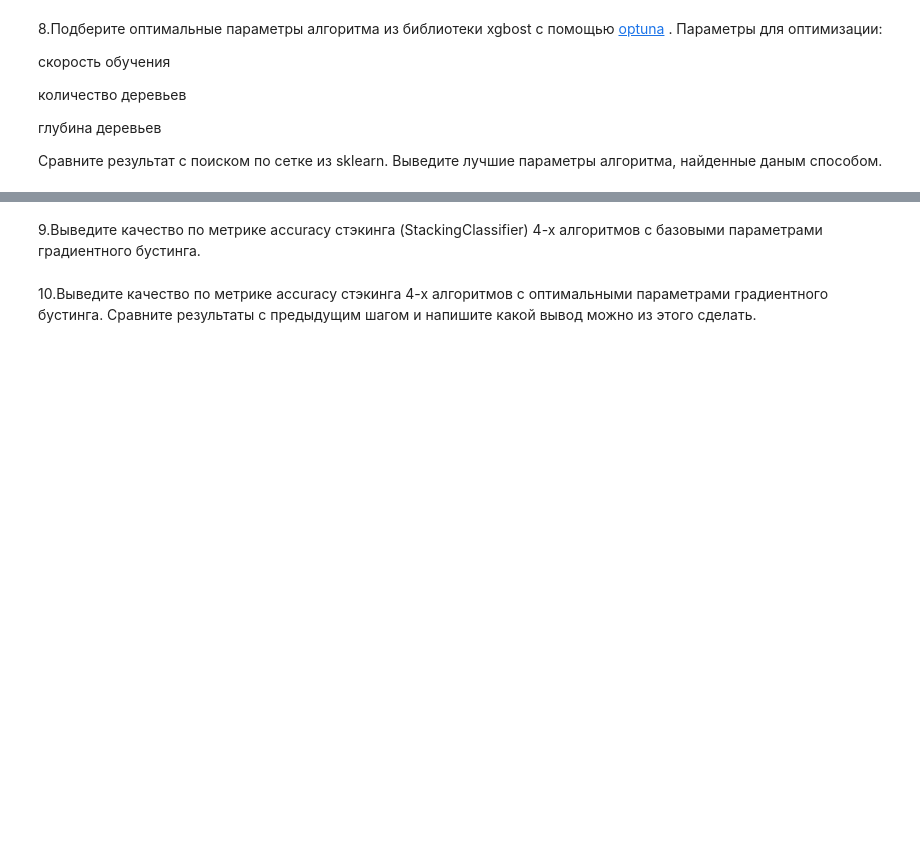
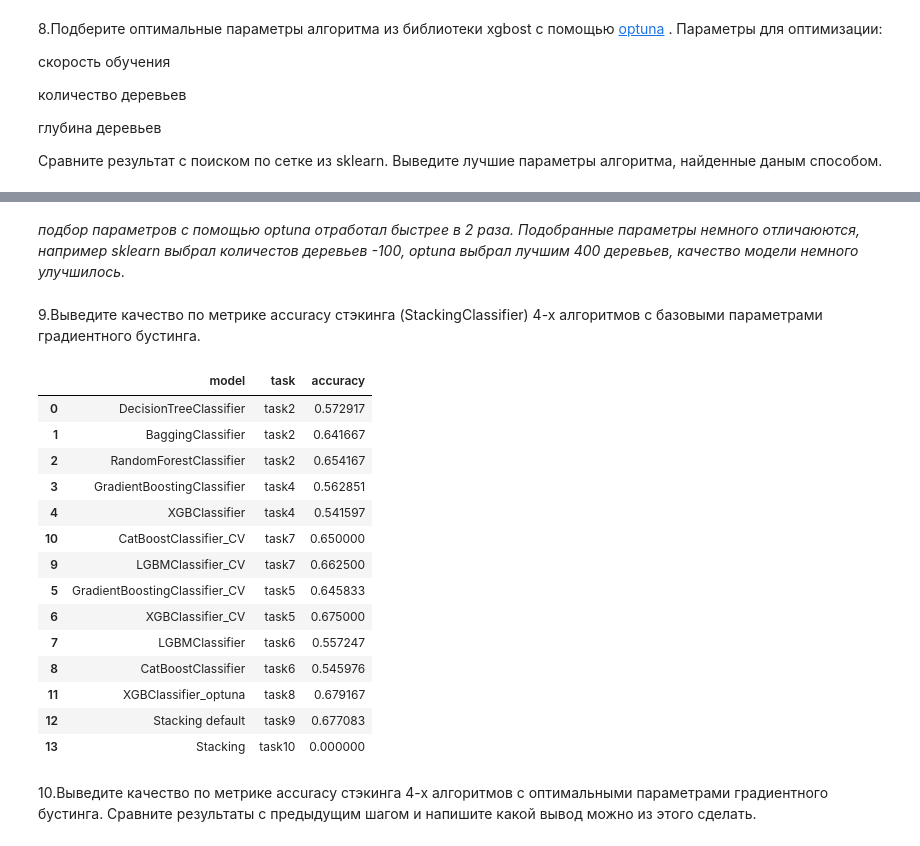
Before and after one commit to DmitriySechkin/ds-learning-sb, a Jupyter notebook: HW_4_ML.ipynb, the cells around one changed output, grey strips where cells are left out. Drawn from its saved outputs; the diff is of its cells as text; code cells hidden in the pictures; blank space fills up the shorter version.

```diff
--- a/HW_4_ML.ipynb
+++ b/HW_4_ML.ipynb
@@ -347,2 +369,4 @@ results.loc[11] = ['XGBClassifier_optuna', 'task8', acc_xgboost_optuna]
+# %% [markdown]
+*подбор параметров с помощью optuna отработал быстрее в 2 раза. Подобранные параметры немного отличаюются, например sklearn выбрал количестов деревьев -100, optuna выбрал лучшим 400 деревьев, качество модели немного улучшилось.*
 # %% [markdown]
 9.Выведите качество по метрике accuracy стэкинга (StackingClassifier) 4-х алгоритмов с базовыми параметрами градиентного бустинга.
@@ -356,2 +375,46 @@ results.loc[12] = ['Stacking default', 'task9', acc_stacking_default]
+# %%
+%%time
+### Ваш код ###
+
+label_encoder = LabelEncoder()
+y_train_encoded = label_encoder.fit_transform(y_train)
+
+estimators = [
+    ('skl', GradientBoostingClassifier()),
+    ('xgb', XGBClassifier()),
+    ('ctb', CatBoostClassifier()),
+    ('lgb', LGBMClassifier())
+]
+clf = StackingClassifier(
+     estimators=estimators,
+    verbose=False
+)
+
+clf.fit(X_train, y_train_encoded)
+
+y_pred_encoded = clf.predict(X_test)
+
+y_pred = label_encoder.inverse_transform(y_pred_encoded)
+
+acc_stacking_default = accuracy_score(y_pred, y_test)
+results.loc[12] = ['Stacking default', 'task9', acc_stacking_default]
+# %%
+results
+# %% [output]
+|  | model | task | accuracy |
+| 0 | DecisionTreeClassifier | task2 | 0.572917 |
+| 1 | BaggingClassifier | task2 | 0.641667 |
+| 2 | RandomForestClassifier | task2 | 0.654167 |
+| 3 | GradientBoostingClassifier | task4 | 0.562851 |
+| 4 | XGBClassifier | task4 | 0.541597 |
+| 10 | CatBoostClassifier_CV | task7 | 0.650000 |
+| 9 | LGBMClassifier_CV | task7 | 0.662500 |
+| 5 | GradientBoostingClassifier_CV | task5 | 0.645833 |
+| 6 | XGBClassifier_CV | task5 | 0.675000 |
+| 7 | LGBMClassifier | task6 | 0.557247 |
+| 8 | CatBoostClassifier | task6 | 0.545976 |
+| 11 | XGBClassifier_optuna | task8 | 0.679167 |
+| 12 | Stacking default | task9 | 0.677083 |
+| 13 | Stacking | task10 | 0.000000 |
 # %% [markdown]
 10.Выведите качество по метрике accuracy стэкинга 4-х алгоритмов с оптимальными параметрами градиентного бустинга. Сравните результаты с предыдущим шагом и напишите какой вывод можно из этого сделать.
```
Also changed, not shown: parts of 27 cells of this notebook, 9 other files.
